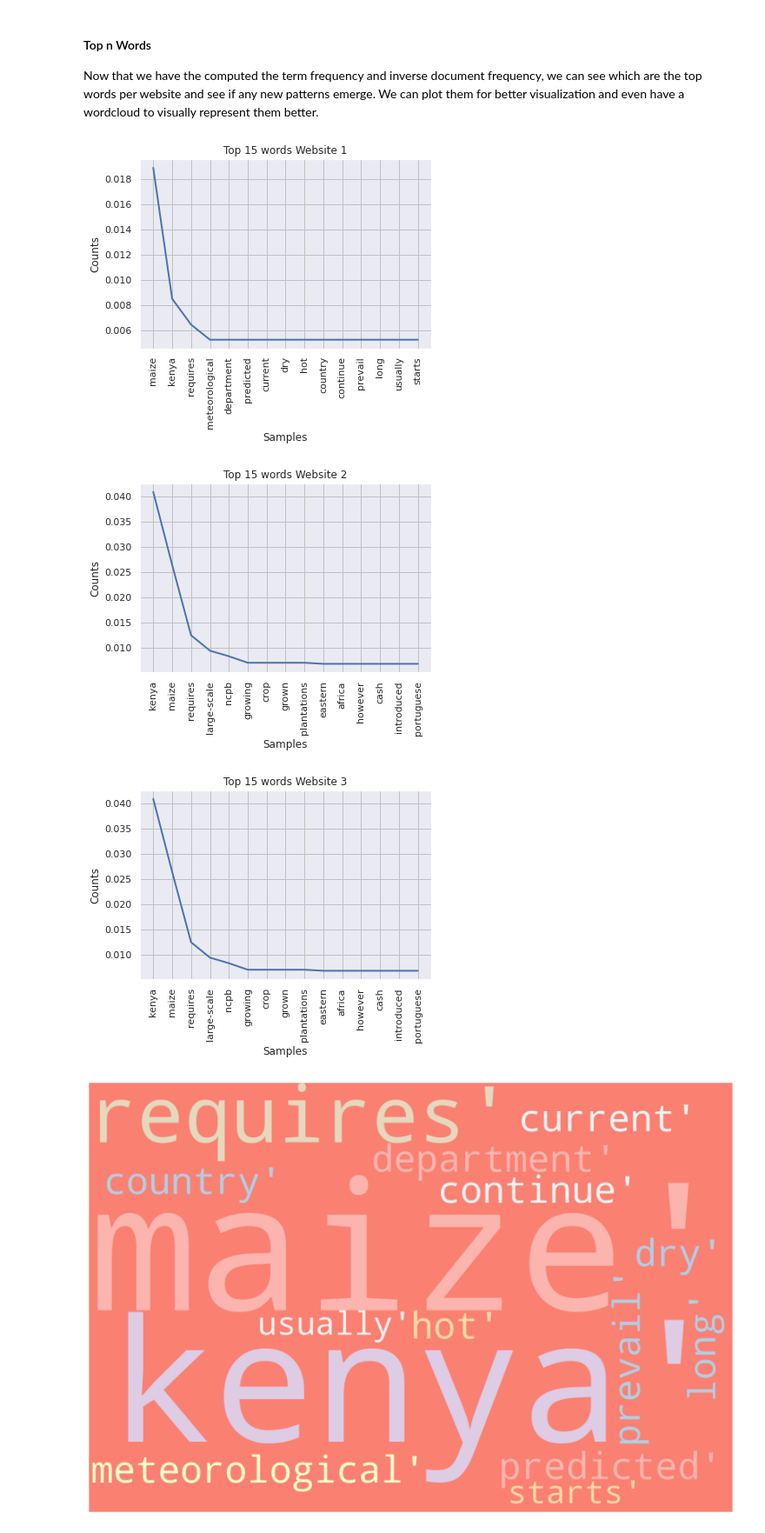
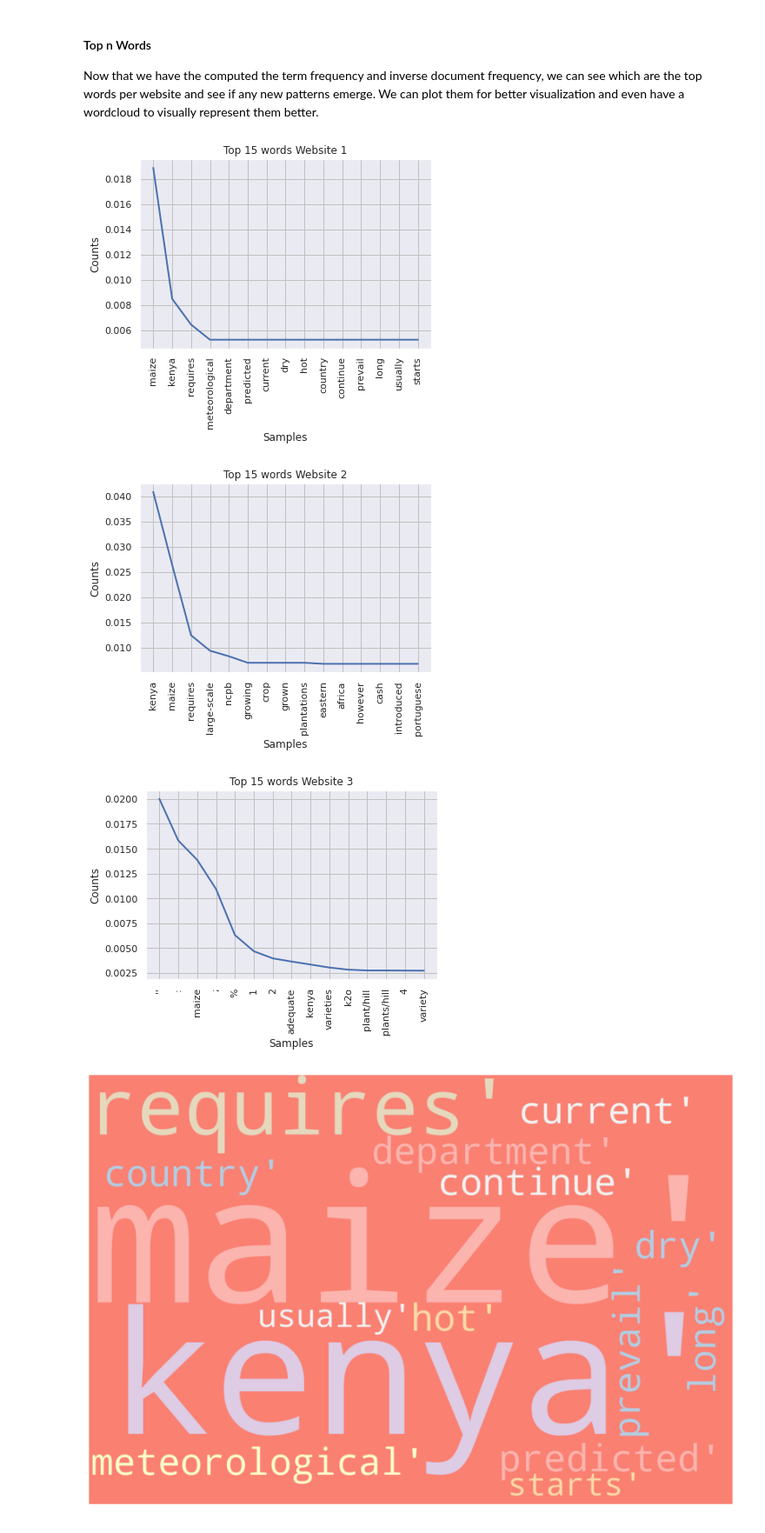
Before and after one commit to SNWambui/Topic_Modeling_and_Text_Summarization, a Jupyter notebook: Text_Summarization.ipynb, the cells around one changed output. Shown at 87% size. Cells and saved outputs as stored; diff of their text form; code cells hidden in the pictures.

```diff
--- a/Text_Summarization.ipynb
+++ b/Text_Summarization.ipynb
@@ -222,6 +210,8 @@ def n_words(text, n=-1):
      str: n number of tokenized words
     '''
     token_words = word_tokenize(text.lower())[:n]
+    for word in token_words:
+        word.replace("[^a-zA-Z]"," " )
     return token_words
 # %%
 # for computing TF, get all the words, third website
@@ -262,7 +252,10 @@ def n_sentens(text, n=-1):
         str (sent_print): n number of tokenized sentences for print display
         array (token_sent): list with n number of tokenized sentences
     '''
+
     token_sent = sent_tokenize(text)[:n]
+    for sent in token_sent:
+        sent.replace("[^a-zA-Z]"," " )
     sent_print = "\n".join(sent_tokenize(text)[:n])
     return token_sent, sent_print
 # %%
@@ -506,22 +499,22 @@ topn3 = get_top_n(tf_idf_score3, 15)
 # %%
 import matplotlib.pyplot as plt
 import seaborn as sns
 
 # Figures inline and set visualization style
 %matplotlib inline
 sns.set()
 
 # Create freq dist and plot
 freqdist1 = nltk.FreqDist(topn1)
 freqdist2 = nltk.FreqDist(topn2)
-freqdist2 = nltk.FreqDist(topn2)
+freqdist3 = nltk.FreqDist(topn3)
 freqdist1.plot(title='Top 15 words Website 1', )
 freqdist2.plot(title='Top 15 words Website 2')
-freqdist2.plot(title='Top 15 words Website 3');
+freqdist3.plot(title='Top 15 words Website 3');
 # %% [output]
 [figure]
 [figure]
-[figure, old version]
+[figure, new version]
 # %%
 # Define a function to plot word cloud
 def plot_cloud(wordcloud):
```
Also changed, not shown: parts of 59 cells of this notebook.
